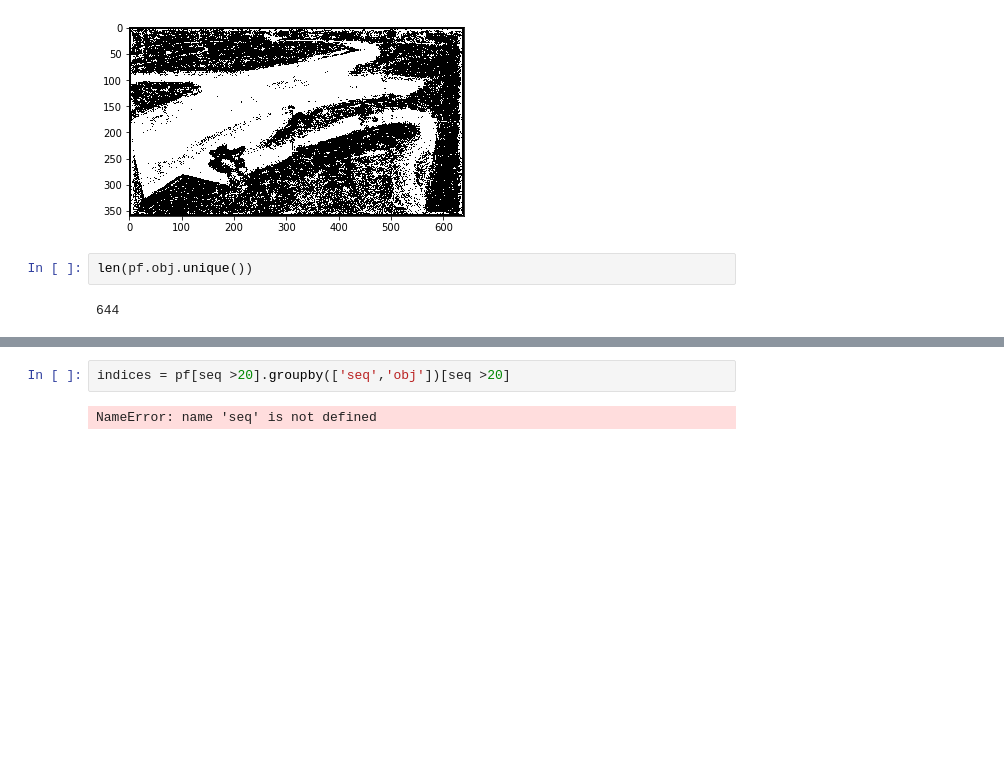
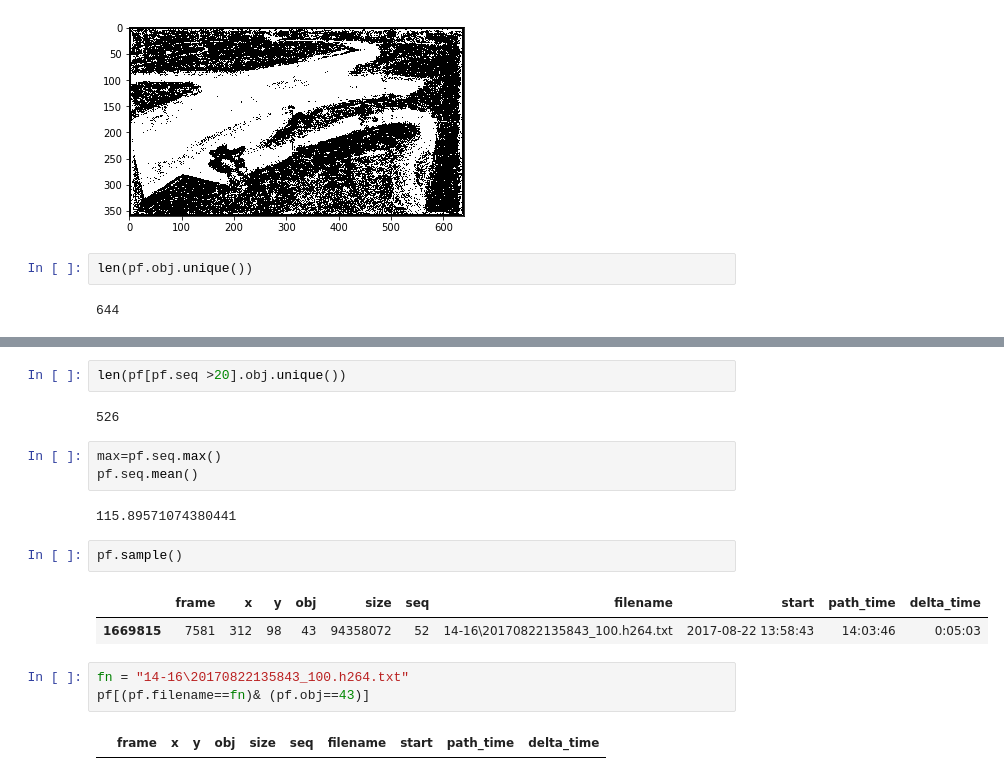
Before and after one commit to wall-et/analyze-paths, a Jupyter notebook: demo_basic_tzofiya.ipynb, the cells around one changed output, grey strips where cells are left out. Saved outputs shown, nothing was run; the diff lists cells and outputs as text; blank space fills up the shorter version.

```diff
--- a/demo_basic_tzofiya.ipynb
+++ b/demo_basic_tzofiya.ipynb
@@ -109,4 +127,19 @@ Name: 389361, dtype: object
 # %%
-indices = pf[seq >20].groupby(['seq','obj'])[seq >20]
+len(pf[pf.seq >20].obj.unique())
 # %% [output]
-NameError: name 'seq' is not defined
+526
+# %%
+max=pf.seq.max()
+pf.seq.mean()
+# %% [output]
+115.89571074380441
+# %%
+pf.sample()
+# %% [output]
+|  | frame | x | y | obj | size | seq | filename | start | path_time | delta_time |
+| 1669815 | 7581 | 312 | 98 | 43 | 94358072 | 52 | 14-16\20170822135843_100.h264.txt | 2017-08-22 13:58:43 | 14:03:46 | 0:05:03 |
+# %%
+fn = "14-16\20170822135843_100.h264.txt"
+pf[(pf.filename==fn)& (pf.obj==43)]
+# %% [output]
+|  | frame | x | y | obj | size | seq | filename | start | path_time | delta_time |
```
Also changed, not shown: parts of 2 cells of this notebook, 3 other files.
